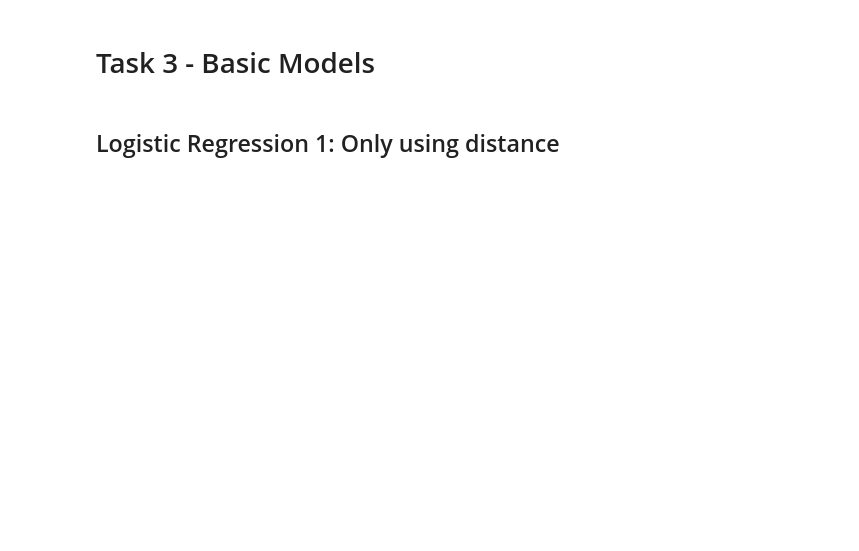
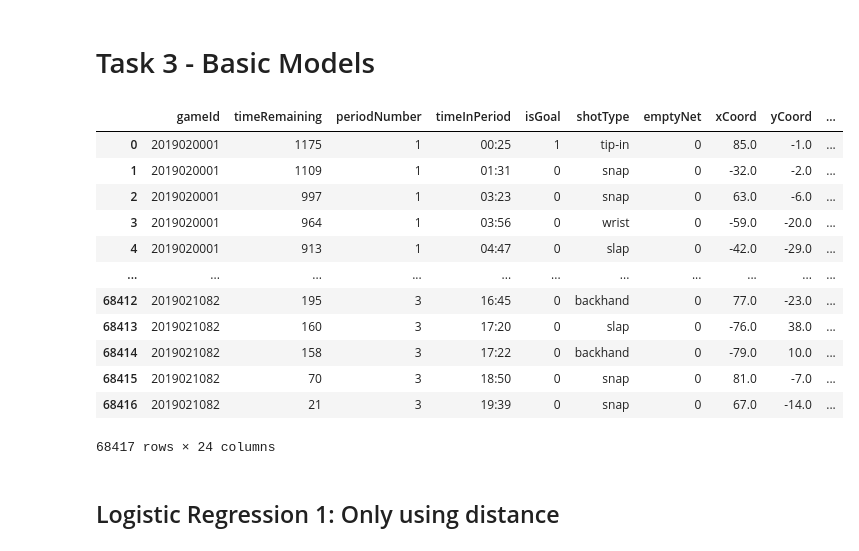
Before and after one commit to rajamatt/ift6758-project, a Jupyter notebook: notebooks/milestone_2/Task 3.ipynb, the cells around one changed output. Saved outputs shown, nothing was run; the diff lists cells and outputs as text; code cells hidden in the pictures; blank space fills up the shorter version.

```diff
--- a/notebooks/milestone_2/Task 3.ipynb
+++ b/notebooks/milestone_2/Task 3.ipynb
@@ -16,6 +16,22 @@ data_parser = NHLDataParser()
 train_df = data_parser.get_shot_and_goal_pbp_df_for_seasons(2016, 2018, with_playoff_season=False)
 val_df = data_parser.get_shot_and_goal_pbp_df_for_season(2019, with_playoff_season=False)
 test_df = data_parser.get_shot_and_goal_pbp_df_for_season(2020, with_playoff_season=False)
+# %%
+val_df
+# %% [output]
+|  | gameId | timeRemaining | periodNumber | timeInPeriod | isGoal | shotType | emptyNet | xCoord | yCoord | ... |
+| 0 | 2019020001 | 1175 | 1 | 00:25 | 1 | tip-in | 0 | 85.0 | -1.0 | ... |
+| 1 | 2019020001 | 1109 | 1 | 01:31 | 0 | snap | 0 | -32.0 | -2.0 | ... |
+| 2 | 2019020001 | 997 | 1 | 03:23 | 0 | snap | 0 | 63.0 | -6.0 | ... |
+| 3 | 2019020001 | 964 | 1 | 03:56 | 0 | wrist | 0 | -59.0 | -20.0 | ... |
+| 4 | 2019020001 | 913 | 1 | 04:47 | 0 | slap | 0 | -42.0 | -29.0 | ... |
+| ... | ... | ... | ... | ... | ... | ... | ... | ... | ... | ... |
+| 68412 | 2019021082 | 195 | 3 | 16:45 | 0 | backhand | 0 | 77.0 | -23.0 | ... |
+| 68413 | 2019021082 | 160 | 3 | 17:20 | 0 | slap | 0 | -76.0 | 38.0 | ... |
+| 68414 | 2019021082 | 158 | 3 | 17:22 | 0 | backhand | 0 | -79.0 | 10.0 | ... |
+| 68415 | 2019021082 | 70 | 3 | 18:50 | 0 | snap | 0 | 81.0 | -7.0 | ... |
+| 68416 | 2019021082 | 21 | 3 | 19:39 | 0 | snap | 0 | 67.0 | -14.0 | ... |
+68417 rows × 24 columns
 # %%
 # load path and make dirs to store model
 model_path = os.getenv("MODEL_PATH") #edit .env file to change path
```
Also changed, not shown: parts of 6 cells of this notebook, 4 other files.
